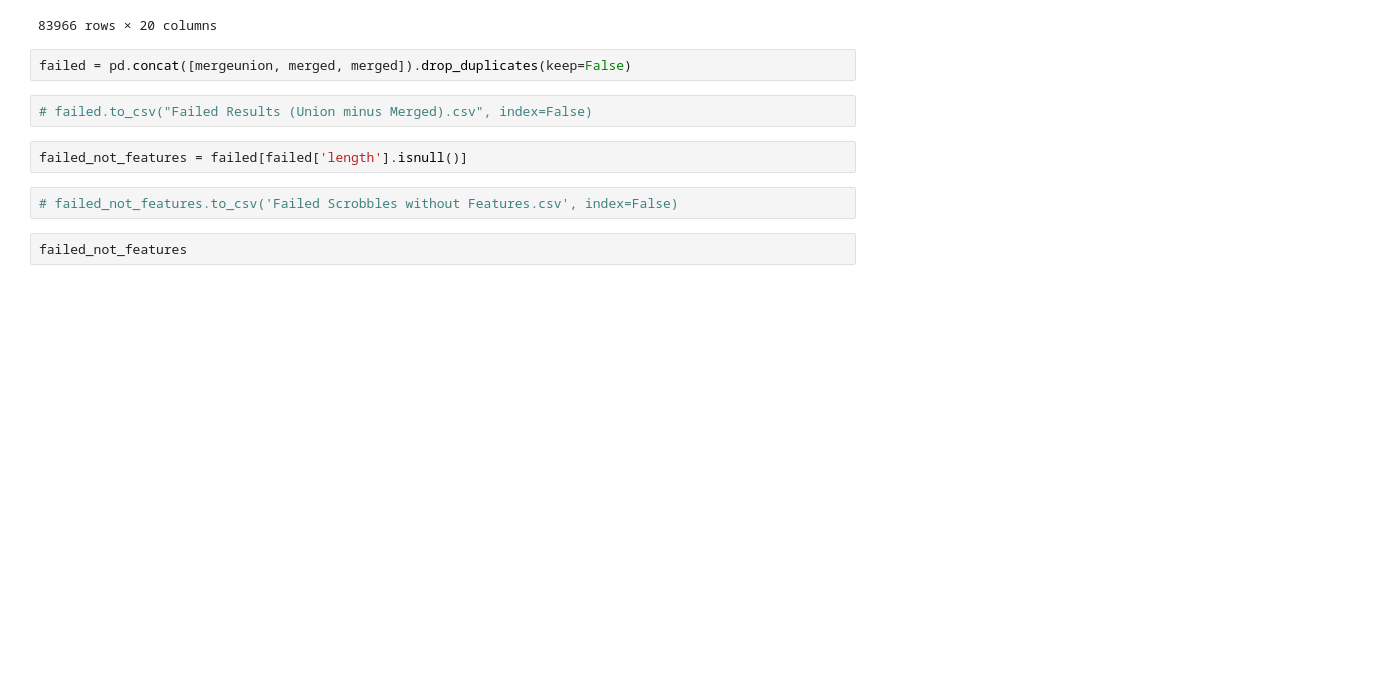
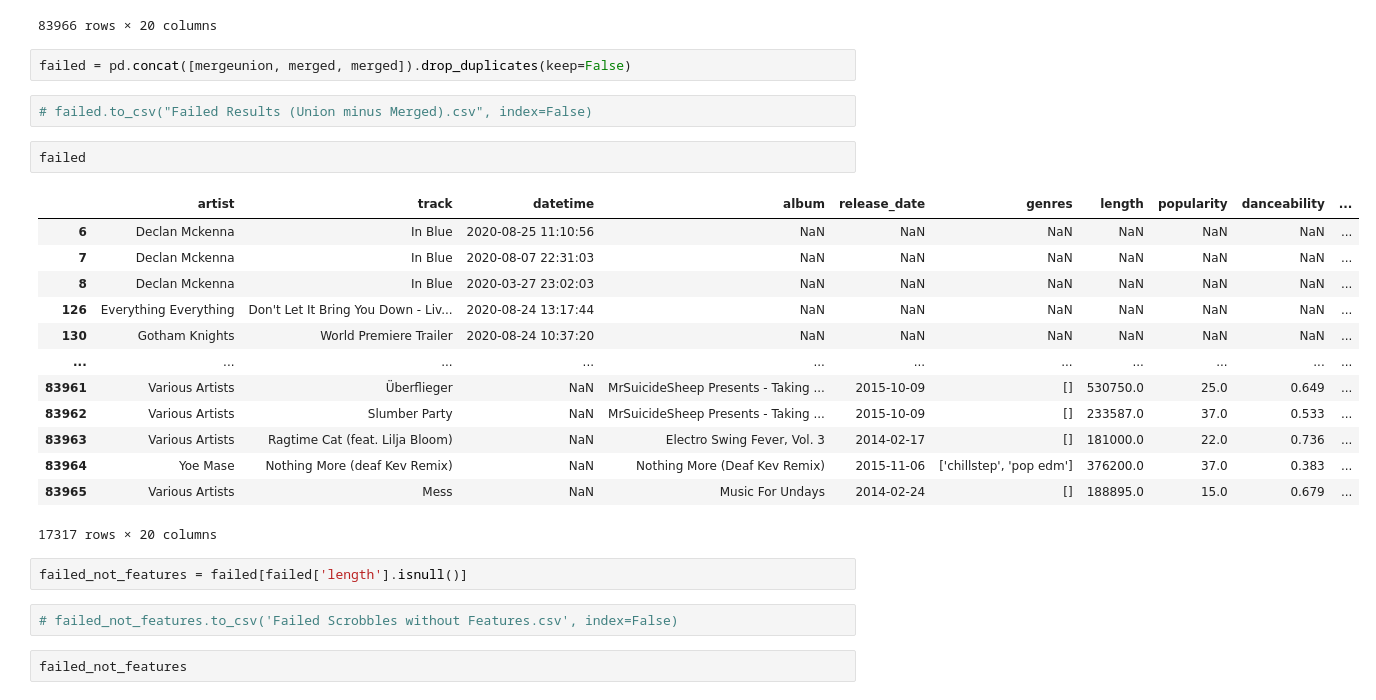
Before and after one commit to SidSaxena/music-analysis, a Jupyter notebook: spotify/spotify_final.ipynb, the cells around one changed output. Saved outputs shown, nothing was run; the diff lists cells and outputs as text; blank space fills up the shorter version.

```diff
--- a/spotify/spotify_final.ipynb
+++ b/spotify/spotify_final.ipynb
@@ -451,6 +451,22 @@ mergeunion
 failed = pd.concat([mergeunion, merged, merged]).drop_duplicates(keep=False)
 # %%
 # failed.to_csv("Failed Results (Union minus Merged).csv", index=False)
+# %%
+failed
+# %% [output]
+|  | artist | track | datetime | album | release_date | genres | length | popularity | danceability | ... |
+| 6 | Declan Mckenna | In Blue | 2020-08-25 11:10:56 | NaN | NaN | NaN | NaN | NaN | NaN | ... |
+| 7 | Declan Mckenna | In Blue | 2020-08-07 22:31:03 | NaN | NaN | NaN | NaN | NaN | NaN | ... |
+| 8 | Declan Mckenna | In Blue | 2020-03-27 23:02:03 | NaN | NaN | NaN | NaN | NaN | NaN | ... |
+| 126 | Everything Everything | Don't Let It Bring You Down - Liv... | 2020-08-24 13:17:44 | NaN | NaN | NaN | NaN | NaN | NaN | ... |
+| 130 | Gotham Knights | World Premiere Trailer | 2020-08-24 10:37:20 | NaN | NaN | NaN | NaN | NaN | NaN | ... |
+| ... | ... | ... | ... | ... | ... | ... | ... | ... | ... | ... |
+| 83961 | Various Artists | Überflieger | NaN | MrSuicideSheep Presents - Taking ... | 2015-10-09 | [] | 530750.0 | 25.0 | 0.649 | ... |
+| 83962 | Various Artists | Slumber Party | NaN | MrSuicideSheep Presents - Taking ... | 2015-10-09 | [] | 233587.0 | 37.0 | 0.533 | ... |
+| 83963 | Various Artists | Ragtime Cat (feat. Lilja Bloom) | NaN | Electro Swing Fever, Vol. 3 | 2014-02-17 | [] | 181000.0 | 22.0 | 0.736 | ... |
+| 83964 | Yoe Mase | Nothing More (deaf Kev Remix) | NaN | Nothing More (Deaf Kev Remix) | 2015-11-06 | ['chillstep', 'pop edm'] | 376200.0 | 37.0 | 0.383 | ... |
+| 83965 | Various Artists | Mess | NaN | Music For Undays | 2014-02-24 | [] | 188895.0 | 15.0 | 0.679 | ... |
+17317 rows × 20 columns
 # %%
 failed_not_features = failed[failed['length'].isnull()]
 # %%
```
Also changed, not shown: parts of 10 cells of this notebook.
